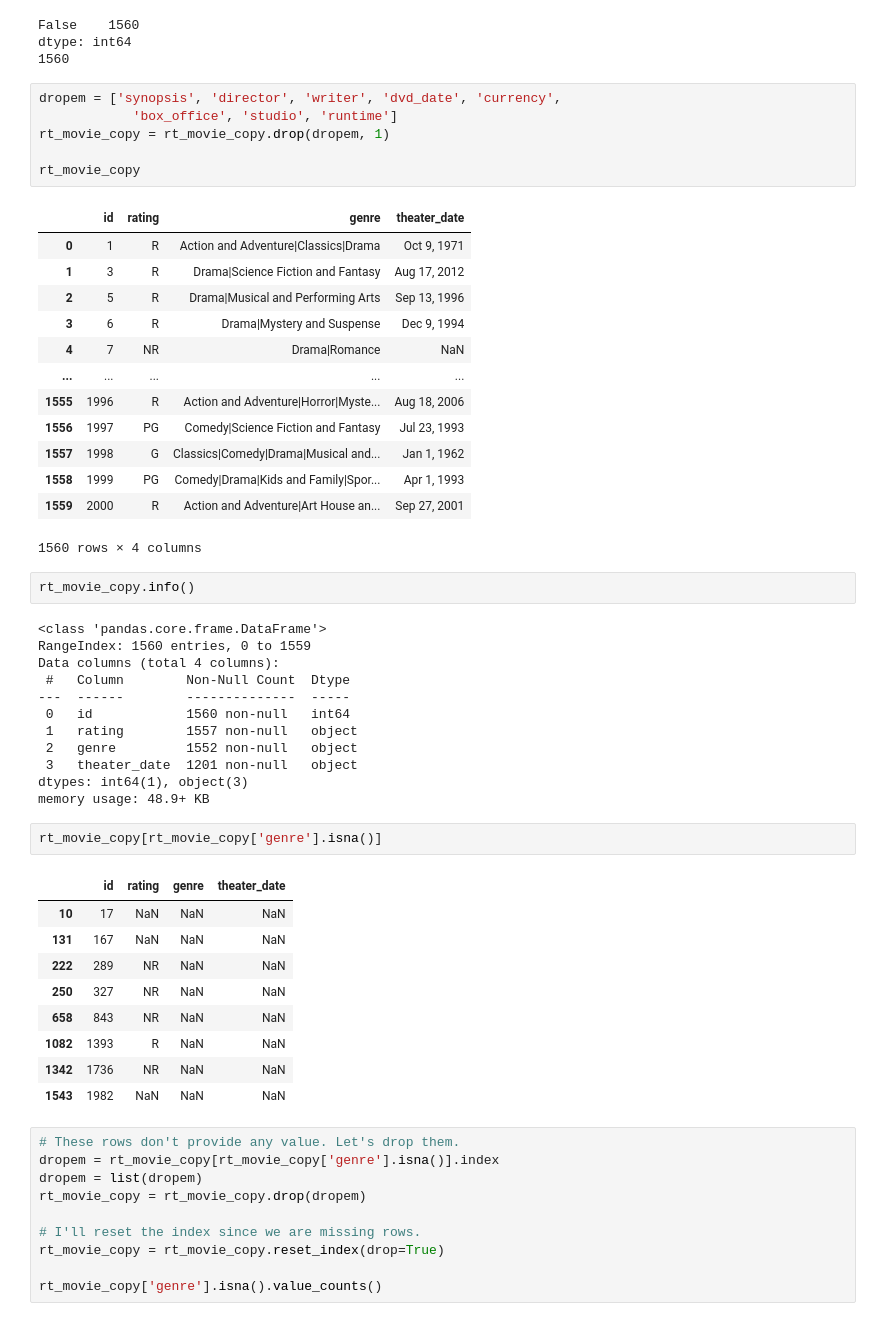
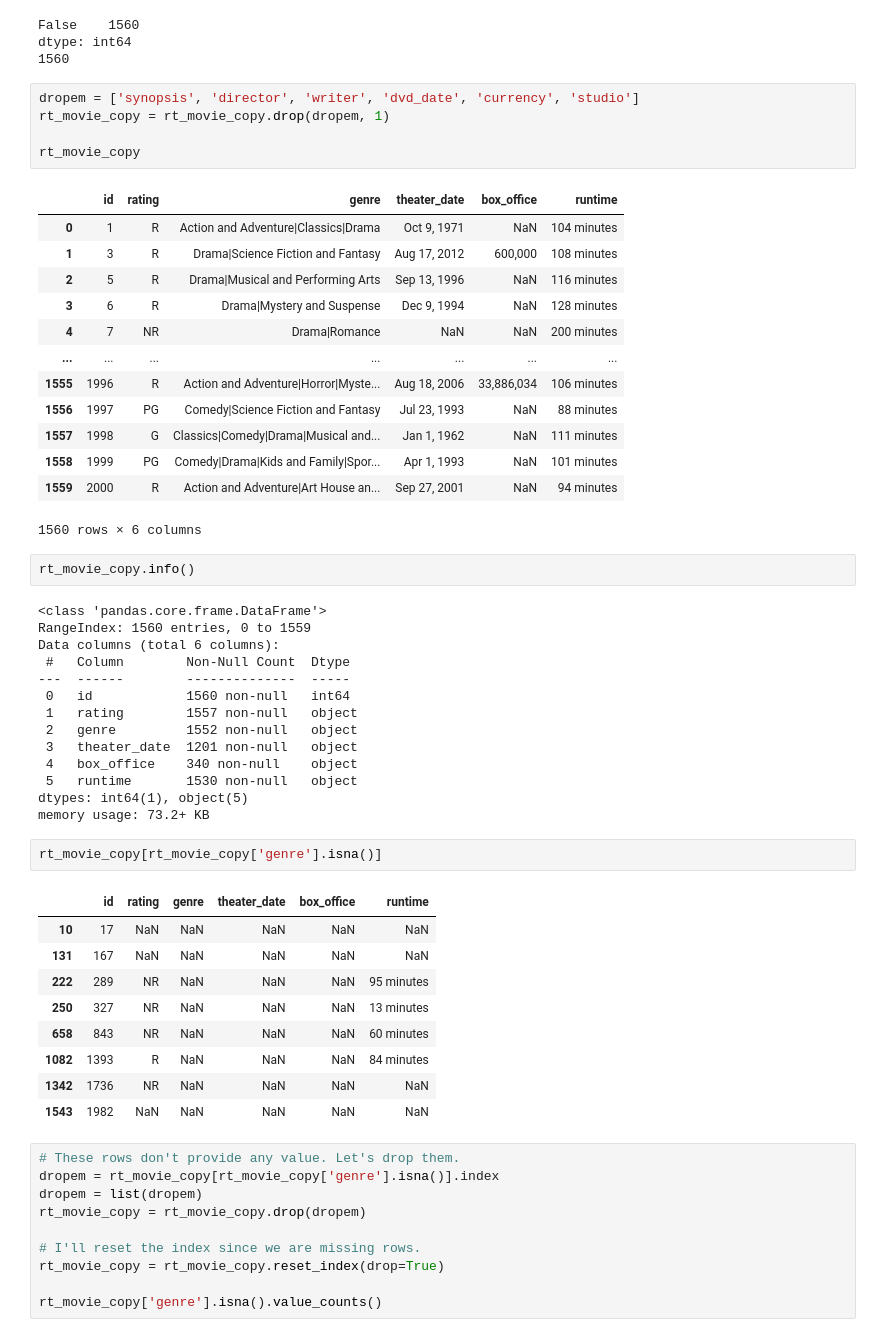
Before and after one commit to epradojr/Microsoft-Movie-Studio-Business-Proposition, a Jupyter notebook: dsc-phase1-project.ipynb, the cells around one changed output. Drawn from its saved outputs; the diff is of its cells as text.

```diff
--- a/dsc-phase1-project.ipynb
+++ b/dsc-phase1-project.ipynb
@@ -169,51 +170,52 @@ False    1560
 dtype: int64
 1560
 # %%
-dropem = ['synopsis', 'director', 'writer', 'dvd_date', 'currency',
-            'box_office', 'studio', 'runtime']
+dropem = ['synopsis', 'director', 'writer', 'dvd_date', 'currency', 'studio']
 rt_movie_copy = rt_movie_copy.drop(dropem, 1)
 
 rt_movie_copy
 # %% [output]
-|  | id | rating | genre | theater_date |
-| 0 | 1 | R | Action and Adventure|Classics|Drama | Oct 9, 1971 |
-| 1 | 3 | R | Drama|Science Fiction and Fantasy | Aug 17, 2012 |
-| 2 | 5 | R | Drama|Musical and Performing Arts | Sep 13, 1996 |
-| 3 | 6 | R | Drama|Mystery and Suspense | Dec 9, 1994 |
-| 4 | 7 | NR | Drama|Romance | NaN |
-| ... | ... | ... | ... | ... |
-| 1555 | 1996 | R | Action and Adventure|Horror|Myste... | Aug 18, 2006 |
-| 1556 | 1997 | PG | Comedy|Science Fiction and Fantasy | Jul 23, 1993 |
-| 1557 | 1998 | G | Classics|Comedy|Drama|Musical and... | Jan 1, 1962 |
-| 1558 | 1999 | PG | Comedy|Drama|Kids and Family|Spor... | Apr 1, 1993 |
-| 1559 | 2000 | R | Action and Adventure|Art House an... | Sep 27, 2001 |
+|  | id | rating | genre | theater_date | box_office | runtime |
+| 0 | 1 | R | Action and Adventure|Classics|Drama | Oct 9, 1971 | NaN | 104 minutes |
+| 1 | 3 | R | Drama|Science Fiction and Fantasy | Aug 17, 2012 | 600,000 | 108 minutes |
+| 2 | 5 | R | Drama|Musical and Performing Arts | Sep 13, 1996 | NaN | 116 minutes |
+| 3 | 6 | R | Drama|Mystery and Suspense | Dec 9, 1994 | NaN | 128 minutes |
+| 4 | 7 | NR | Drama|Romance | NaN | NaN | 200 minutes |
+| ... | ... | ... | ... | ... | ... | ... |
+| 1555 | 1996 | R | Action and Adventure|Horror|Myste... | Aug 18, 2006 | 33,886,034 | 106 minutes |
+| 1556 | 1997 | PG | Comedy|Science Fiction and Fantasy | Jul 23, 1993 | NaN | 88 minutes |
+| 1557 | 1998 | G | Classics|Comedy|Drama|Musical and... | Jan 1, 1962 | NaN | 111 minutes |
+| 1558 | 1999 | PG | Comedy|Drama|Kids and Family|Spor... | Apr 1, 1993 | NaN | 101 minutes |
+| 1559 | 2000 | R | Action and Adventure|Art House an... | Sep 27, 2001 | NaN | 94 minutes |
-1560 rows × 4 columns
+1560 rows × 6 columns
 # %%
 rt_movie_copy.info()
 # %% [output]
 <class 'pandas.core.frame.DataFrame'>
 RangeIndex: 1560 entries, 0 to 1559
-Data columns (total 4 columns):
+Data columns (total 6 columns):
  #   Column        Non-Null Count  Dtype
 ---  ------        --------------  -----
  0   id            1560 non-null   int64
  1   rating        1557 non-null   object
  2   genre         1552 non-null   object
  3   theater_date  1201 non-null   object
-dtypes: int64(1), object(3)
-memory usage: 48.9+ KB
+ 4   box_office    340 non-null    object
+ 5   runtime       1530 non-null   object
+dtypes: int64(1), object(5)
+memory usage: 73.2+ KB
 # %%
 rt_movie_copy[rt_movie_copy['genre'].isna()]
 # %% [output]
-|  | id | rating | genre | theater_date |
-| 10 | 17 | NaN | NaN | NaN |
-| 131 | 167 | NaN | NaN | NaN |
-| 222 | 289 | NR | NaN | NaN |
-| 250 | 327 | NR | NaN | NaN |
-| 658 | 843 | NR | NaN | NaN |
-| 1082 | 1393 | R | NaN | NaN |
-| 1342 | 1736 | NR | NaN | NaN |
-| 1543 | 1982 | NaN | NaN | NaN |
+|  | id | rating | genre | theater_date | box_office | runtime |
+| 10 | 17 | NaN | NaN | NaN | NaN | NaN |
+| 131 | 167 | NaN | NaN | NaN | NaN | NaN |
+| 222 | 289 | NR | NaN | NaN | NaN | 95 minutes |
+| 250 | 327 | NR | NaN | NaN | NaN | 13 minutes |
+| 658 | 843 | NR | NaN | NaN | NaN | 60 minutes |
+| 1082 | 1393 | R | NaN | NaN | NaN | 84 minutes |
+| 1342 | 1736 | NR | NaN | NaN | NaN | NaN |
+| 1543 | 1982 | NaN | NaN | NaN | NaN | NaN |
 # %%
 # These rows don't provide any value. Let's drop them.
 dropem = rt_movie_copy[rt_movie_copy['genre'].isna()].index
```
Also changed, not shown: parts of 33 cells of this notebook.
